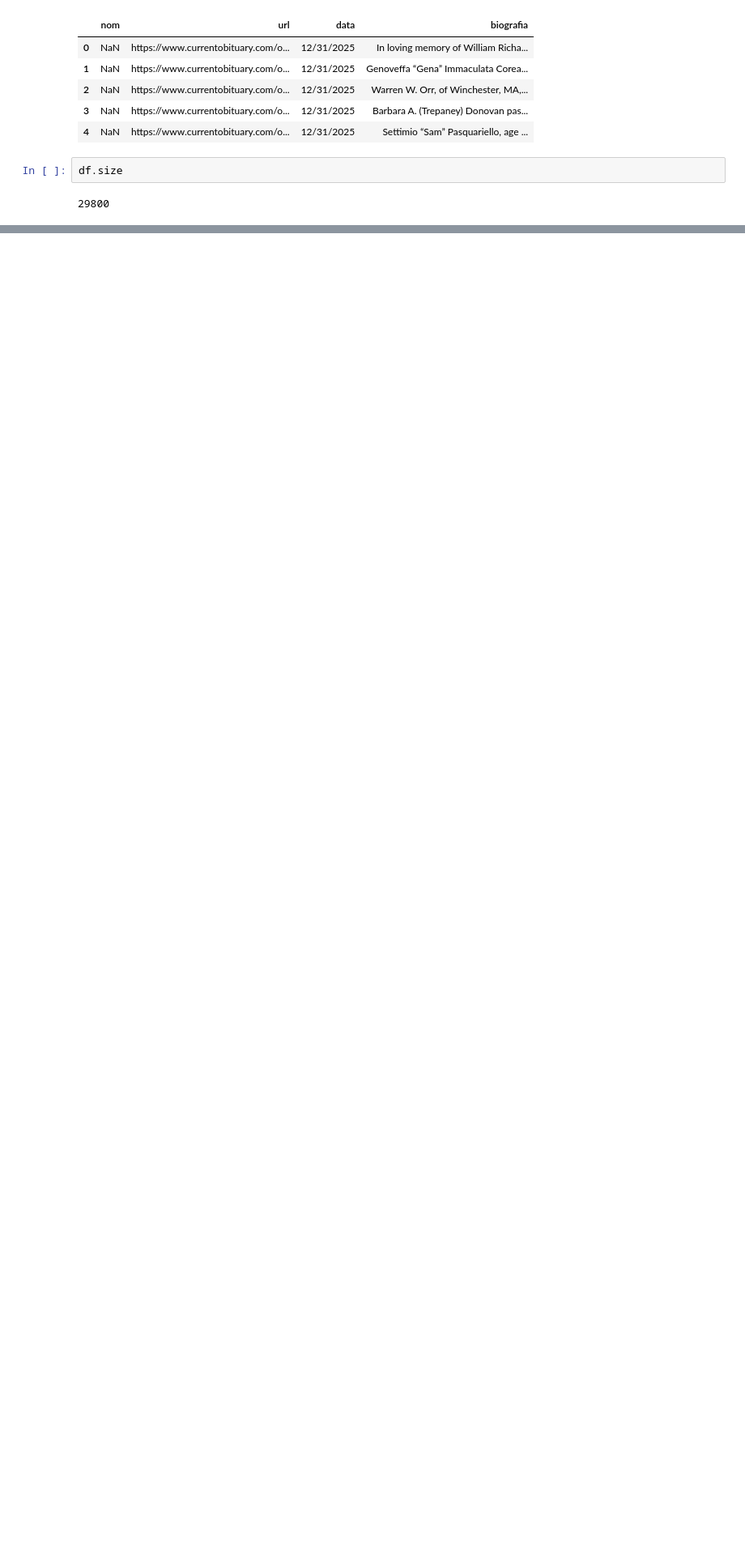
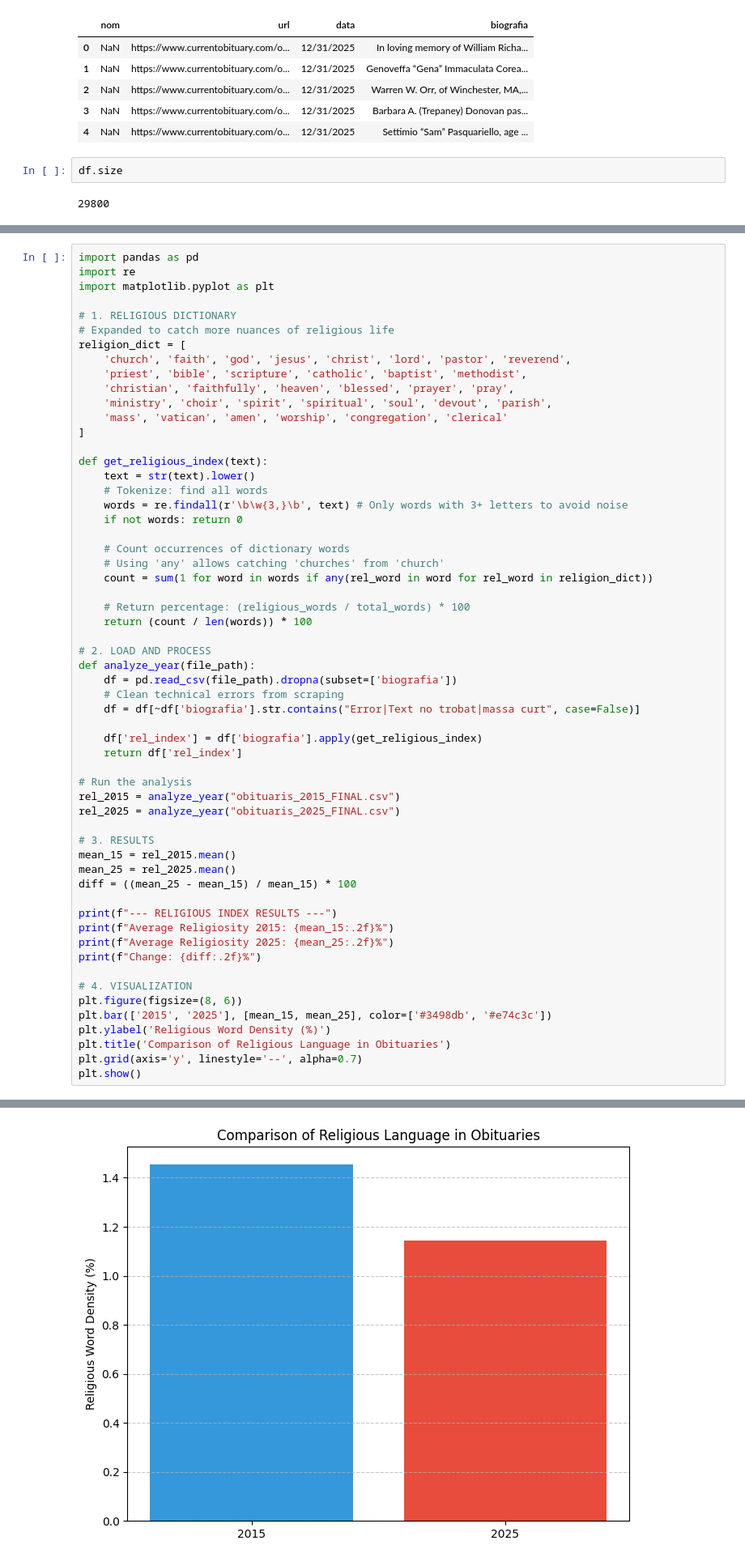
Before and after one commit to gallagelpi/text_minning, a Jupyter notebook: final_project.ipynb, the cells around one changed output, grey strips where cells are left out. Shown at 81% size. Drawn from its saved outputs; the diff is of its cells as text; blank space fills up the shorter version.

```diff
--- a/final_project.ipynb
+++ b/final_project.ipynb
@@ -386,0 +379,59 @@ Topic 7: ['addition', 'death', 'chapel', 'receive', 'services', 'services held',
+# %%
+import pandas as pd
+import re
+import matplotlib.pyplot as plt
+
+# 1. RELIGIOUS DICTIONARY
+# Expanded to catch more nuances of religious life
+religion_dict = [
+    'church', 'faith', 'god', 'jesus', 'christ', 'lord', 'pastor', 'reverend',
+    'priest', 'bible', 'scripture', 'catholic', 'baptist', 'methodist',
+    'christian', 'faithfully', 'heaven', 'blessed', 'prayer', 'pray',
+    'ministry', 'choir', 'spirit', 'spiritual', 'soul', 'devout', 'parish',
+    'mass', 'vatican', 'amen', 'worship', 'congregation', 'clerical'
+]
+
+def get_religious_index(text):
+    text = str(text).lower()
+    # Tokenize: find all words
+    words = re.findall(r'\b\w{3,}\b', text) # Only words with 3+ letters to avoid noise
+    if not words: return 0
+
+    # Count occurrences of dictionary words
+    # Using 'any' allows catching 'churches' from 'church'
+    count = sum(1 for word in words if any(rel_word in word for rel_word in religion_dict))
+
+    # Return percentage: (religious_words / total_words) * 100
+    return (count / len(words)) * 100
+
+# 2. LOAD AND PROCESS
+def analyze_year(file_path):
+    df = pd.read_csv(file_path).dropna(subset=['biografia'])
+    # Clean technical errors from scraping
+    df = df[~df['biografia'].str.contains("Error|Text no trobat|massa curt", case=False)]
+
+    df['rel_index'] = df['biografia'].apply(get_religious_index)
+    return df['rel_index']
+
+# Run the analysis
+rel_2015 = analyze_year("obituaris_2015_FINAL.csv")
+rel_2025 = analyze_year("obituaris_2025_FINAL.csv")
+
+# 3. RESULTS
+mean_15 = rel_2015.mean()
+mean_25 = rel_2025.mean()
+diff = ((mean_25 - mean_15) / mean_15) * 100
+
+print(f"--- RELIGIOUS INDEX RESULTS ---")
+print(f"Average Religiosity 2015: {mean_15:.2f}%")
+print(f"Average Religiosity 2025: {mean_25:.2f}%")
+print(f"Change: {diff:.2f}%")
+
+# 4. VISUALIZATION
+plt.figure(figsize=(8, 6))
+plt.bar(['2015', '2025'], [mean_15, mean_25], color=['#3498db', '#e74c3c'])
+plt.ylabel('Religious Word Density (%)')
+plt.title('Comparison of Religious Language in Obituaries')
+plt.grid(axis='y', linestyle='--', alpha=0.7)
+plt.show()
+# %% [output]
@@ -386,0 +442 @@ Topic 7: ['addition', 'death', 'chapel', 'receive', 'services', 'services held',
+[figure, added]
```
Also changed, not shown: parts of 6 cells of this notebook, 1 other file.
